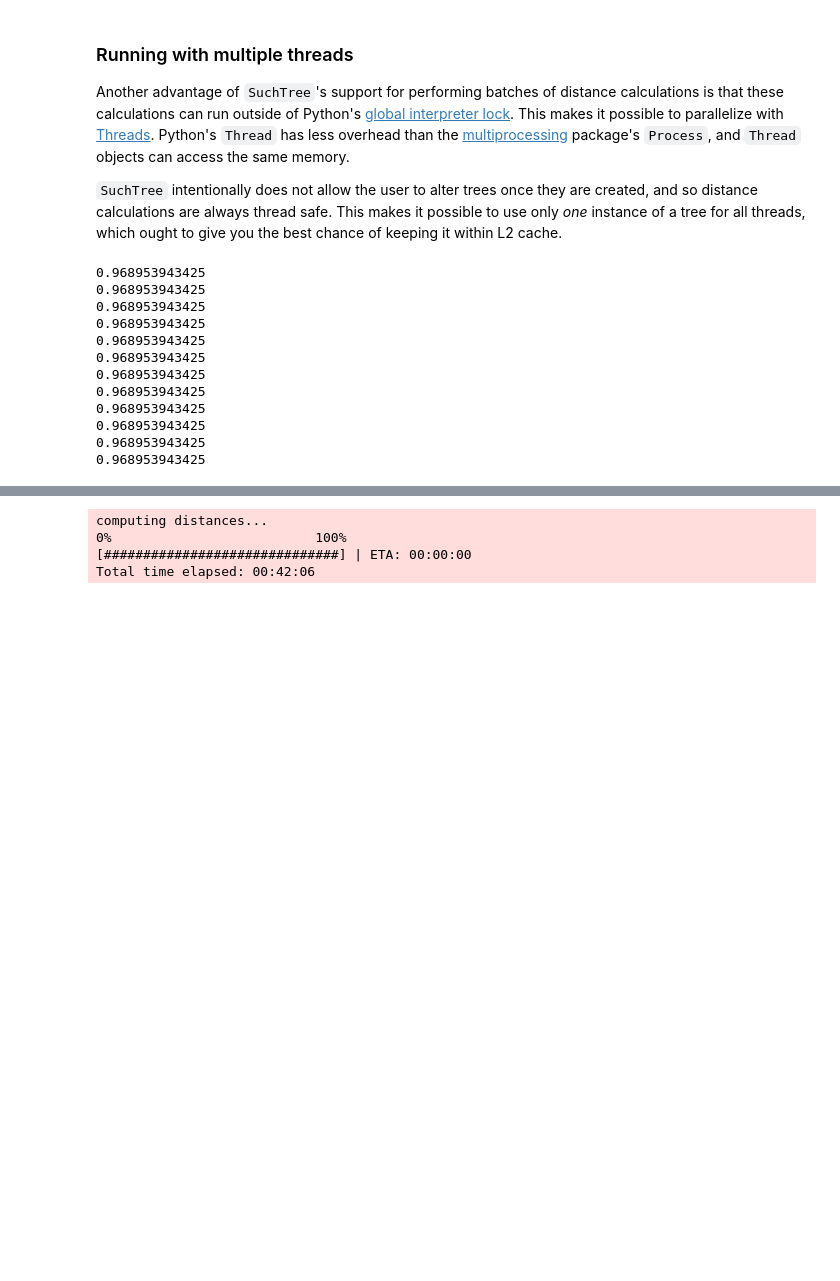
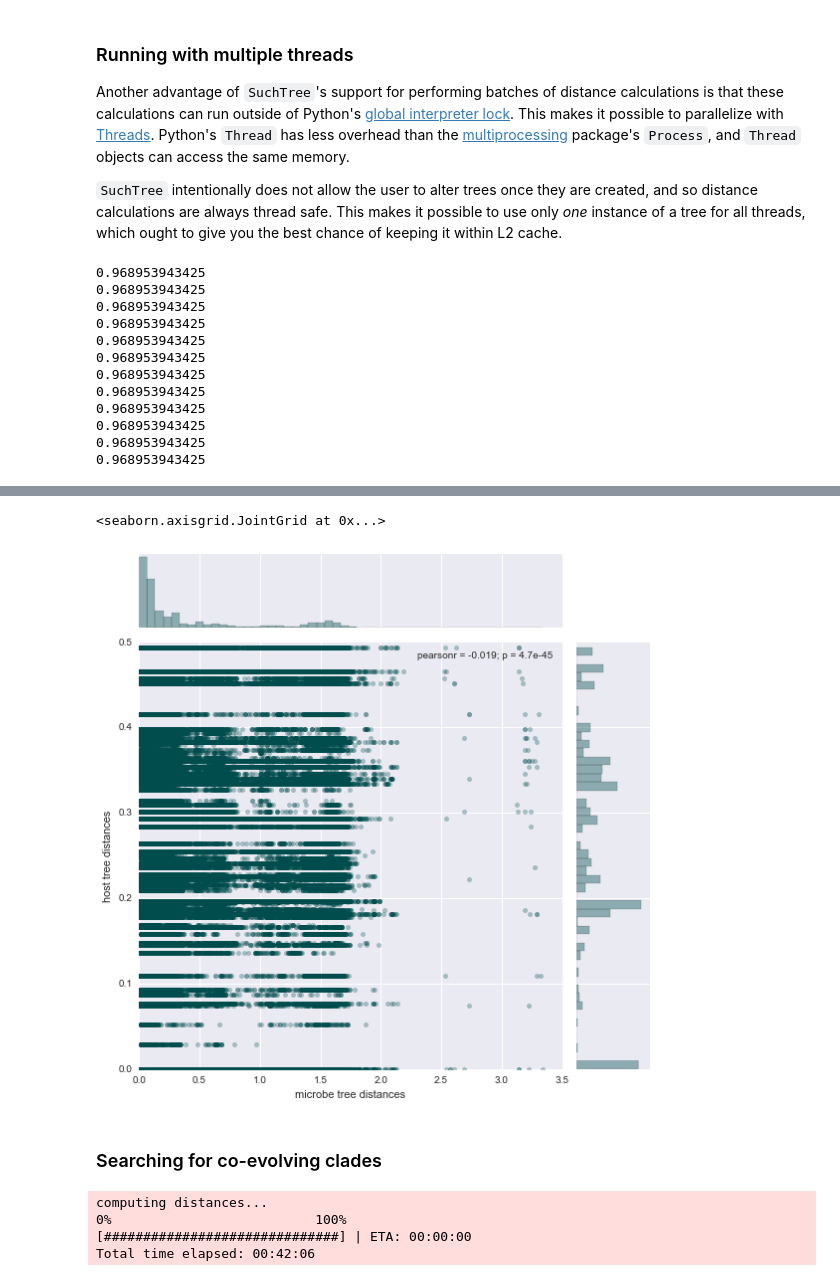
Before and after one commit to ryneches/SuchTree, a Jupyter notebook: examples.ipynb, the cells around one changed output, grey strips where cells are left out. Drawn from its saved outputs; the diff is of its cells as text; code cells hidden in the pictures; blank space fills up the shorter version.

Commit message:
added SuchLinkedTrees.sample_linked_distances

```diff
--- a/examples.ipynb
+++ b/examples.ipynb
@@ -78,15 +76,15 @@ seaborn.clustermap(D2)
 SuchTree can also import data from the internets. Here is the distance matrix for
 the penguins, from the [Global Phylogeny of Birds](http://birdtree.org/).
 # %%
-T = SuchTree( 'http://litoria.eeb.yale.edu/bird-tree/archives/PatchClade/Stage2/set1/Spheniscidae.tre' )
+T3 = SuchTree( 'http://litoria.eeb.yale.edu/bird-tree/archives/PatchClade/Stage2/set1/Spheniscidae.tre' )
 
 D3_list = []
-for i,a in enumerate(T.leafs.values()) :
-    for j,b in enumerate( T.leafs.values() ) :
+for i,a in enumerate(T3.leafs.values()) :
+    for j,b in enumerate( T3.leafs.values() ) :
         D3_list.append( ( a, b ) )
 D3_array = array( D3_list )
-D3 = T.distances( D3_array )
-D3 = D3.reshape( ( len(T.leafs), len(T.leafs) ) )
+D3 = T3.distances( D3_array )
+D3 = D3.reshape( ( len(T3.leafs), len(T3.leafs) ) )
 
 seaborn.clustermap(D3)
 # %% [output]
@@ -256,6 +277,18 @@ for r in iter( done_q.get, 'STOP' ) :
 # %%
 import pandas as pd
+
+def foundon( df  ) :
+    s = df.unstack()
+    return s[ s > 0].to_dict().keys()
 
 links = pd.read_csv( 'http://edhar.genomecenter.ucdavis.edu/~russell/fishpoo/fishpoo2_p200_c2_host_count_table.tsv',
                     sep='\t', index_col='Host')
 links.index = map( lambda x : x.replace(' ','_'), links.index )
+F = map( lambda x : (T1.leafs[x[0]], T.leafs[x[1]]), foundon(links) )
+
+F_a = np.array(F)
+Fg = F_a[:,0]
+Fh = F_a[:,1]
+
+print 'total links :', len(F_a)
+print 'link pairs  :', (len(F_a)*(len(F_a)-1))/2
@@ -269,0 +312,3 @@ len(foundon(links))
+# %%
+SLT = SuchLinkedTrees( T1, T, F_a )
+SLT.links
@@ -270,3 +334,17 @@ len(foundon(links))
+# %%
+result = SLT.sample_linked_distances( sigma=0.001, buckets=64, n=4096 )
+# %%
+df = pd.DataFrame( { 'microbe tree distances' : result['TreeA'],
+                     'host tree distances'    : result['TreeB'] } )
+
+seaborn.jointplot( 'microbe tree distances', 'host tree distances', data=df,
+                   color=seaborn.xkcd_rgb['dark teal'], alpha=0.3,
+                   xlim=(0,3.5), ylim=(0,0.5), size=8 )
+# %% [output]
+<seaborn.axisgrid.JointGrid at 0x...>
+[figure, added]
+# %% [markdown]
+### Searching for co-evolving clades
 # %%
 from itertools import combinations
 import pyprind
```
Also changed, not shown: parts of 16 cells of this notebook, 3 other files.
